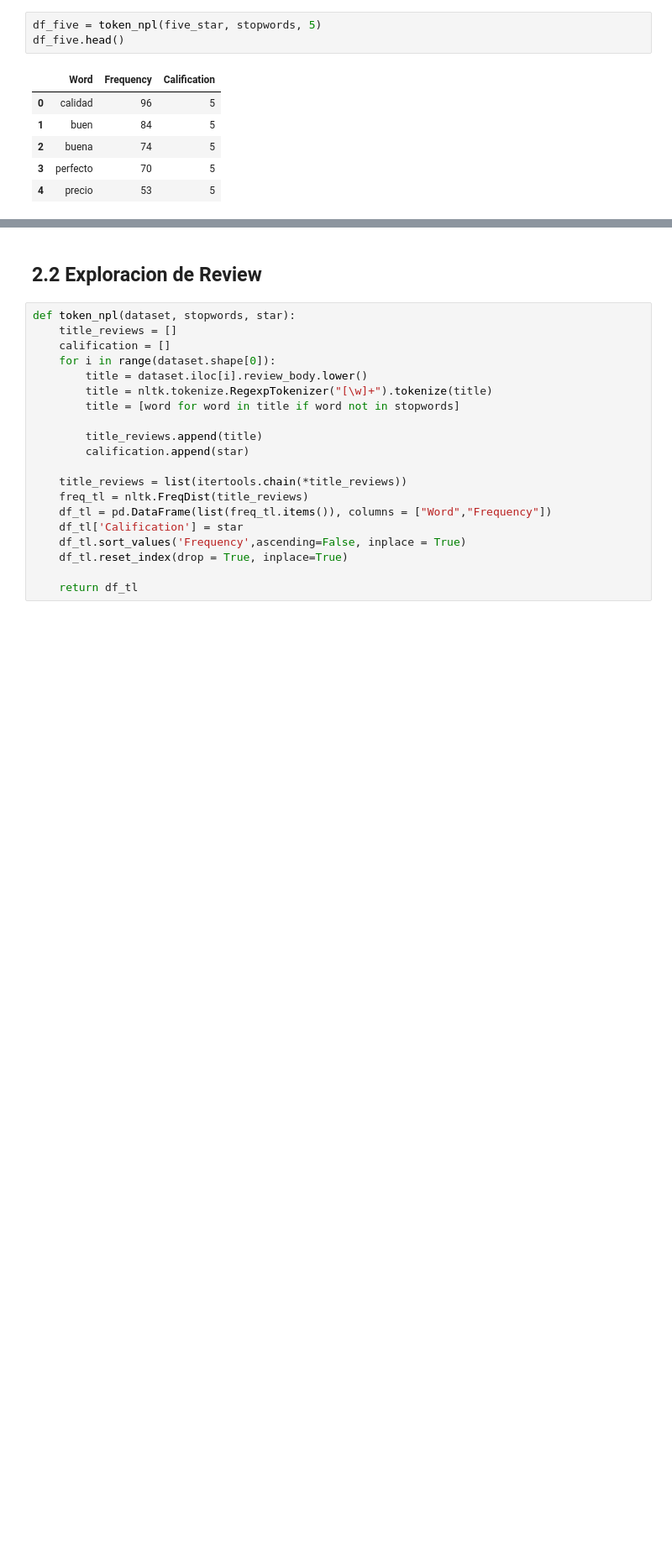
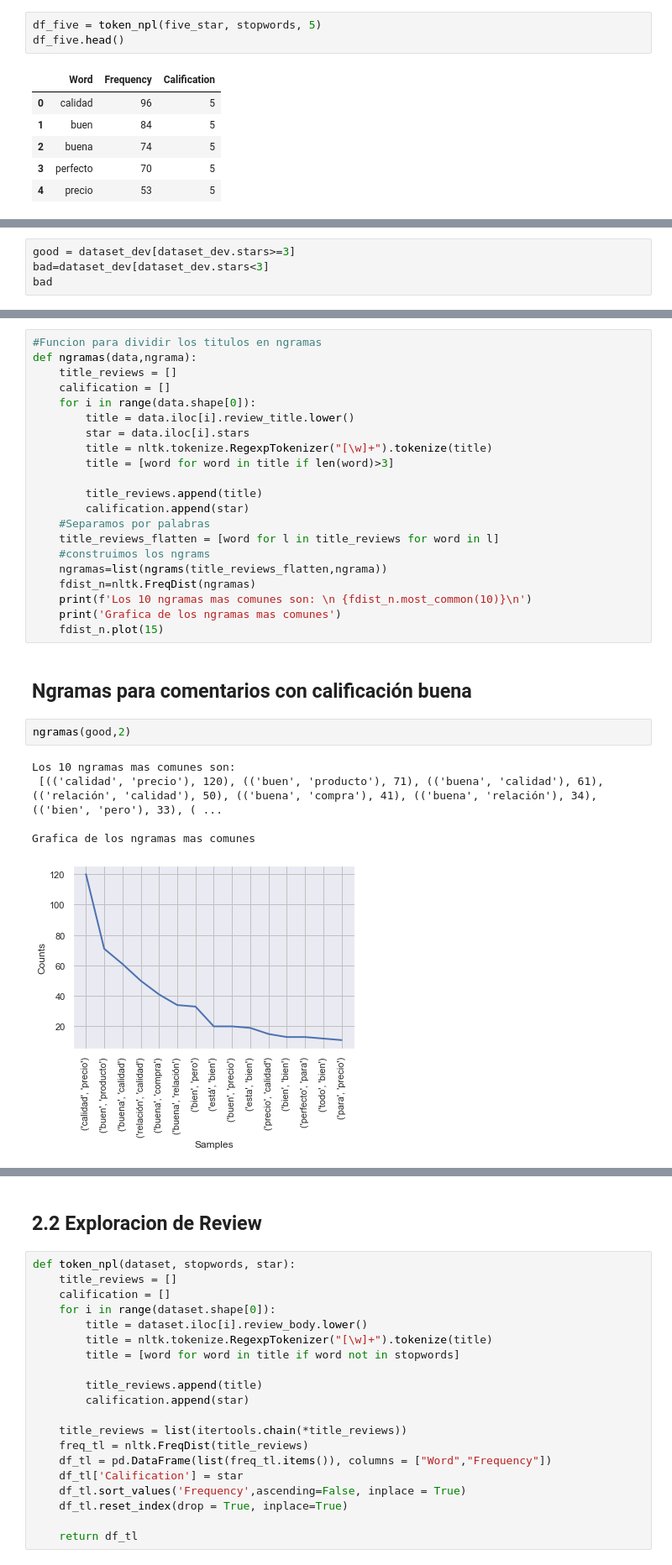
Before and after one commit to luiscarlos0218/proyecto3_NLP, a Jupyter notebook: DS_Proyecto_03_NLP.ipynb, the cells around one changed output, grey strips where cells are left out. Shown at 84% size. Drawn from its saved outputs; the diff is of its cells as text; blank space fills up the shorter version.

Commit message:
Agregado analisis con Ngramas

```diff
--- a/DS_Proyecto_03_NLP.ipynb
+++ b/DS_Proyecto_03_NLP.ipynb
@@ -451,0 +455,4 @@ Se encuentra que los titulos de los reviews no se encuentran palabras relevantes
+# %%
+good = dataset_dev[dataset_dev.stars>=3]
+bad=dataset_dev[dataset_dev.stars<3]
+bad
@@ -451,0 +473,31 @@ Se encuentra que los titulos de los reviews no se encuentran palabras relevantes
+# %%
+#Funcion para dividir los titulos en ngramas
+def ngramas(data,ngrama):
+    title_reviews = []
+    calification = []
+    for i in range(data.shape[0]):
+        title = data.iloc[i].review_title.lower()
+        star = data.iloc[i].stars
+        title = nltk.tokenize.RegexpTokenizer("[\w]+").tokenize(title)
+        title = [word for word in title if len(word)>3]
+
+        title_reviews.append(title)
+        calification.append(star)
+    #Separamos por palabras
+    title_reviews_flatten = [word for l in title_reviews for word in l]
+    #construimos los ngrams
+    ngramas=list(ngrams(title_reviews_flatten,ngrama))
+    fdist_n=nltk.FreqDist(ngramas)
+    print(f'Los 10 ngramas mas comunes son: \n {fdist_n.most_common(10)}\n')
+    print('Grafica de los ngramas mas comunes')
+    fdist_n.plot(15)
+# %% [markdown]
+## Ngramas para comentarios con calificación buena
+# %%
+ngramas(good,2)
+# %% [output]
+Los 10 ngramas mas comunes son:
+ [(('calidad', 'precio'), 120), (('buen', 'producto'), 71), (('buena', 'calidad'), 61), (('relación', 'calidad'), 50), (('buena', 'compra'), 41), (('buena', 'relación'), 34), (('bien', 'pero'), 33), ( ...
+
+Grafica de los ngramas mas comunes
+[figure, added]
```
Also changed, not shown: parts of 15 cells of this notebook.
